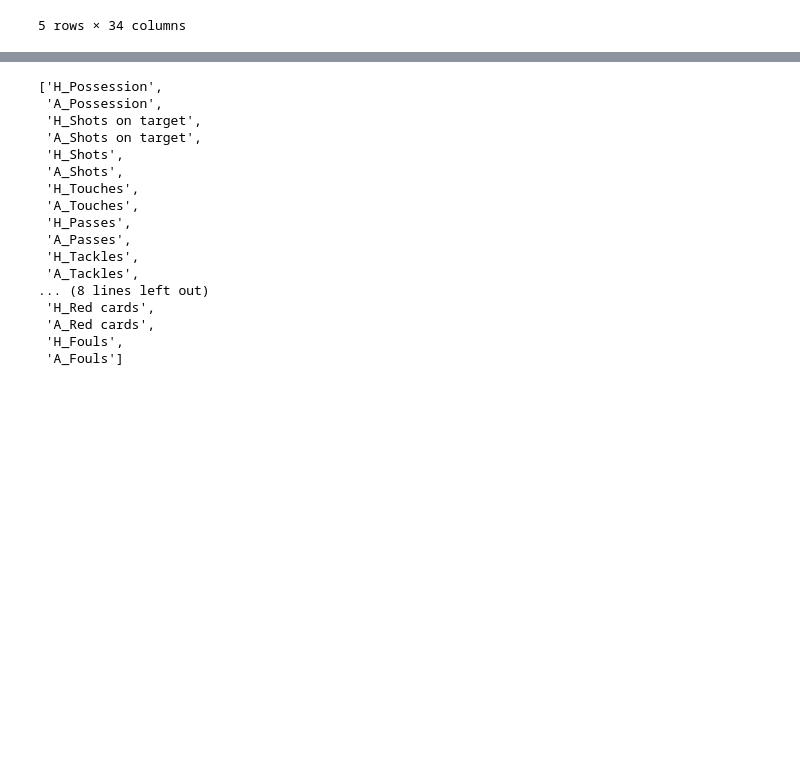
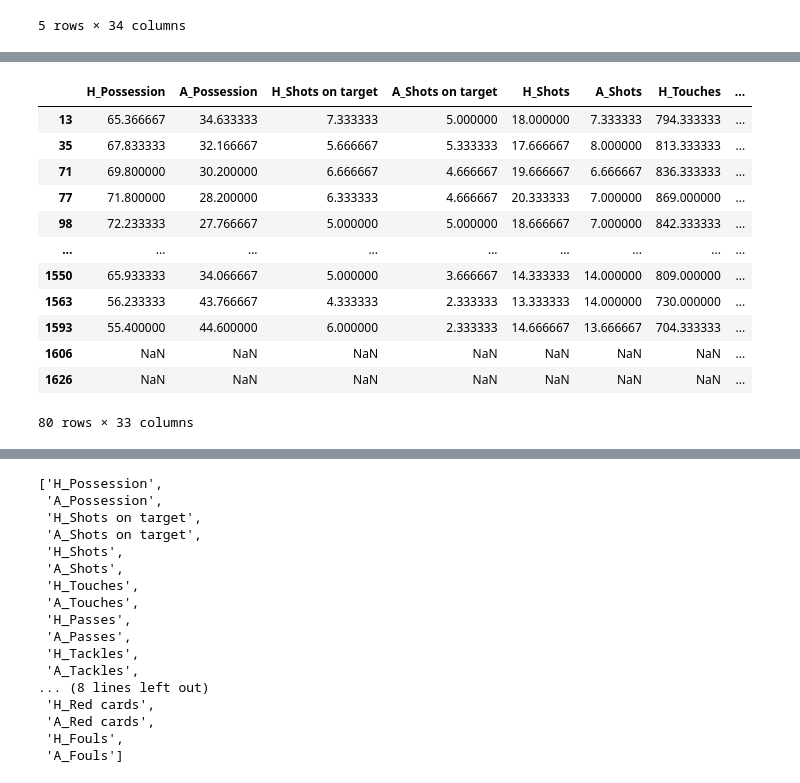
Before and after one commit to luina-1004/ML_EPL, a Jupyter notebook: EPL/recent_n_means.ipynb, the cells around one changed output, grey strips where cells are left out. Cells and saved outputs as stored; diff of their text form; code cells hidden in the pictures; blank space fills up the shorter version.

```diff
--- a/EPL/recent_n_means.ipynb
+++ b/EPL/recent_n_means.ipynb
@@ -47,0 +134,4 @@ a
+# %%
+a= unov.groupby(['Home']).rolling(window=3).mean()
+
+a
@@ -48 +153,17 @@ a
+# %%
+a.loc['Arsenal',:].shift(-2)
+# %% [output]
+|  | H_Possession | A_Possession | H_Shots on target | A_Shots on target | H_Shots | A_Shots | H_Touches | ... |
+| 13 | 65.366667 | 34.633333 | 7.333333 | 5.000000 | 18.000000 | 7.333333 | 794.333333 | ... |
+| 35 | 67.833333 | 32.166667 | 5.666667 | 5.333333 | 17.666667 | 8.000000 | 813.333333 | ... |
+| 71 | 69.800000 | 30.200000 | 6.666667 | 4.666667 | 19.666667 | 6.666667 | 836.333333 | ... |
+| 77 | 71.800000 | 28.200000 | 6.333333 | 4.666667 | 20.333333 | 7.000000 | 869.000000 | ... |
+| 98 | 72.233333 | 27.766667 | 5.000000 | 5.000000 | 18.666667 | 7.000000 | 842.333333 | ... |
+| ... | ... | ... | ... | ... | ... | ... | ... | ... |
+| 1550 | 65.933333 | 34.066667 | 5.000000 | 3.666667 | 14.333333 | 14.000000 | 809.000000 | ... |
+| 1563 | 56.233333 | 43.766667 | 4.333333 | 2.333333 | 13.333333 | 14.000000 | 730.000000 | ... |
+| 1593 | 55.400000 | 44.600000 | 6.000000 | 2.333333 | 14.666667 | 13.666667 | 704.333333 | ... |
+| 1606 | NaN | NaN | NaN | NaN | NaN | NaN | NaN | ... |
+| 1626 | NaN | NaN | NaN | NaN | NaN | NaN | NaN | ... |
+80 rows × 33 columns
 # %%
```
Also changed, not shown: parts of 13 cells of this notebook, 2 other files.
